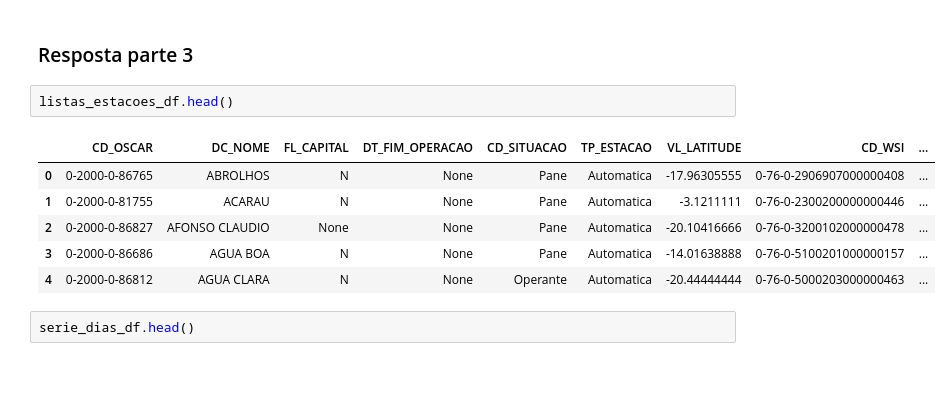
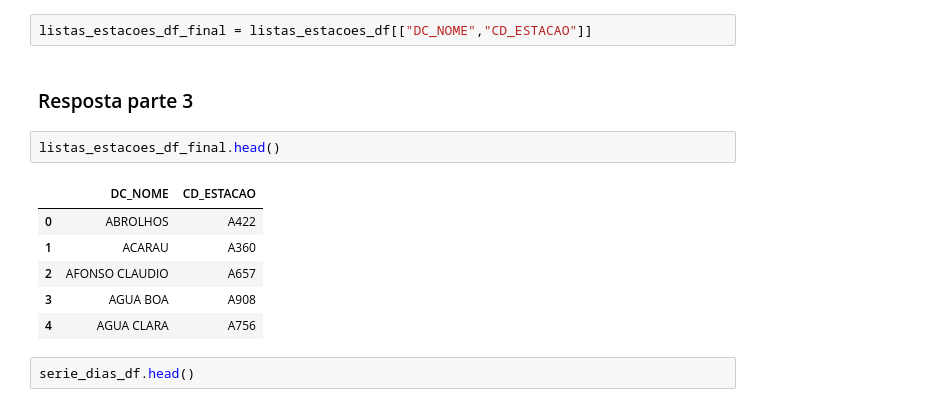
Before and after one commit to ThiagSampaio/Respostas_Desafio_Geral_Targus, a Jupyter notebook: dados/q1/Reposta_Completa/solução_completa_q1_notebook.ipynb, the cells around one changed output. Cells and saved outputs as stored; diff of their text form; blank space fills up the shorter version.

Commit message:
finaliza tecnicamente a q1-dados

```diff
--- a/dados/q1/Reposta_Completa/solução_completa_q1_notebook.ipynb
+++ b/dados/q1/Reposta_Completa/solução_completa_q1_notebook.ipynb
@@ -212,14 +211,16 @@ serie_dias_df
+# %%
+listas_estacoes_df_final = listas_estacoes_df[["DC_NOME","CD_ESTACAO"]]
 # %% [markdown]
 <h3> Resposta parte 3 </h3
 # %%
-listas_estacoes_df.head()
+listas_estacoes_df_final.head()
 # %% [output]
-|  | CD_OSCAR | DC_NOME | FL_CAPITAL | DT_FIM_OPERACAO | CD_SITUACAO | TP_ESTACAO | VL_LATITUDE | CD_WSI | ... |
-| 0 | 0-2000-0-86765 | ABROLHOS | N | None | Pane | Automatica | -17.96305555 | 0-76-0-2906907000000408 | ... |
-| 1 | 0-2000-0-81755 | ACARAU | N | None | Pane | Automatica | -3.1211111 | 0-76-0-2300200000000446 | ... |
-| 2 | 0-2000-0-86827 | AFONSO CLAUDIO | None | None | Pane | Automatica | -20.10416666 | 0-76-0-3200102000000478 | ... |
-| 3 | 0-2000-0-86686 | AGUA BOA | N | None | Pane | Automatica | -14.01638888 | 0-76-0-5100201000000157 | ... |
-| 4 | 0-2000-0-86812 | AGUA CLARA | N | None | Operante | Automatica | -20.44444444 | 0-76-0-5000203000000463 | ... |
+|  | DC_NOME | CD_ESTACAO |
+| 0 | ABROLHOS | A422 |
+| 1 | ACARAU | A360 |
+| 2 | AFONSO CLAUDIO | A657 |
+| 3 | AGUA BOA | A908 |
+| 4 | AGUA CLARA | A756 |
 # %%
 serie_dias_df.head()
 # %% [output]
```
Also changed, not shown: parts of 12 cells of this notebook, 4 other files.
